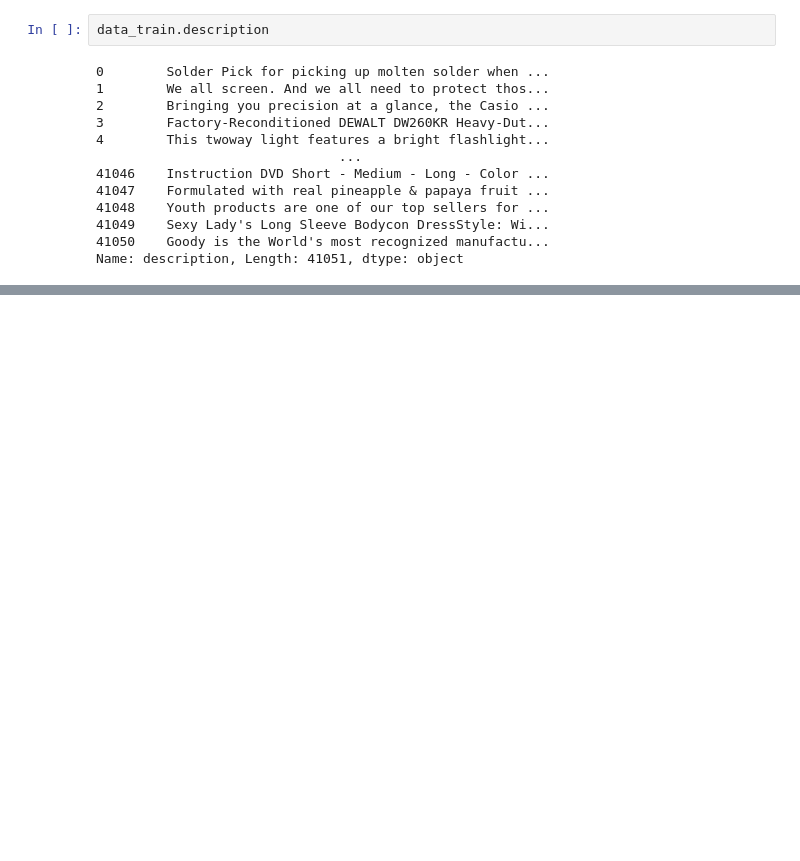
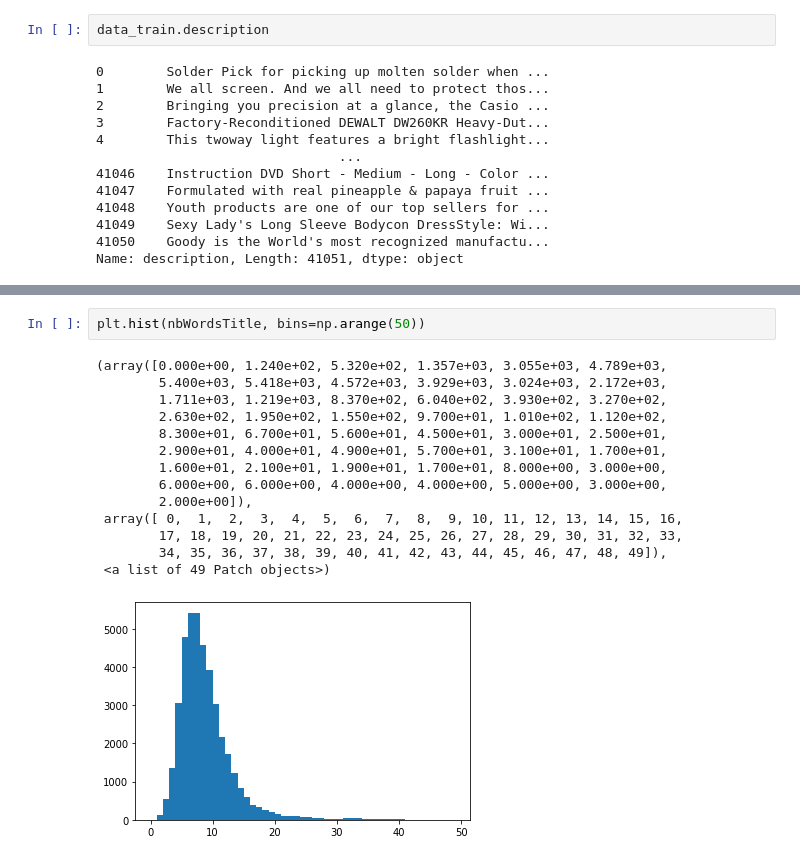
Before and after one commit to Elsasser67/DataScience21, a Jupyter notebook: Projekt/Kaggle_Projekt_Schnell_Theo.ipynb, the cells around one changed output, grey strips where cells are left out. Cells and saved outputs as stored; diff of their text form; blank space fills up the shorter version.

```diff
--- a/Projekt/Kaggle_Projekt_Schnell_Theo.ipynb
+++ b/Projekt/Kaggle_Projekt_Schnell_Theo.ipynb
@@ -256,0 +266,17 @@ AttributeError: ignored
+# %%
+plt.hist(nbWordsTitle, bins=np.arange(50))
+# %% [output]
+(array([0.000e+00, 1.240e+02, 5.320e+02, 1.357e+03, 3.055e+03, 4.789e+03,
+        5.400e+03, 5.418e+03, 4.572e+03, 3.929e+03, 3.024e+03, 2.172e+03,
+        1.711e+03, 1.219e+03, 8.370e+02, 6.040e+02, 3.930e+02, 3.270e+02,
+        2.630e+02, 1.950e+02, 1.550e+02, 9.700e+01, 1.010e+02, 1.120e+02,
+        8.300e+01, 6.700e+01, 5.600e+01, 4.500e+01, 3.000e+01, 2.500e+01,
+        2.900e+01, 4.000e+01, 4.900e+01, 5.700e+01, 3.100e+01, 1.700e+01,
+        1.600e+01, 2.100e+01, 1.900e+01, 1.700e+01, 8.000e+00, 3.000e+00,
+        6.000e+00, 6.000e+00, 4.000e+00, 4.000e+00, 5.000e+00, 3.000e+00,
+        2.000e+00]),
+ array([ 0,  1,  2,  3,  4,  5,  6,  7,  8,  9, 10, 11, 12, 13, 14, 15, 16,
+        17, 18, 19, 20, 21, 22, 23, 24, 25, 26, 27, 28, 29, 30, 31, 32, 33,
+        34, 35, 36, 37, 38, 39, 40, 41, 42, 43, 44, 45, 46, 47, 48, 49]),
+ <a list of 49 Patch objects>)
+[figure, added]
```
Also changed, not shown: parts of 11 cells of this notebook.
